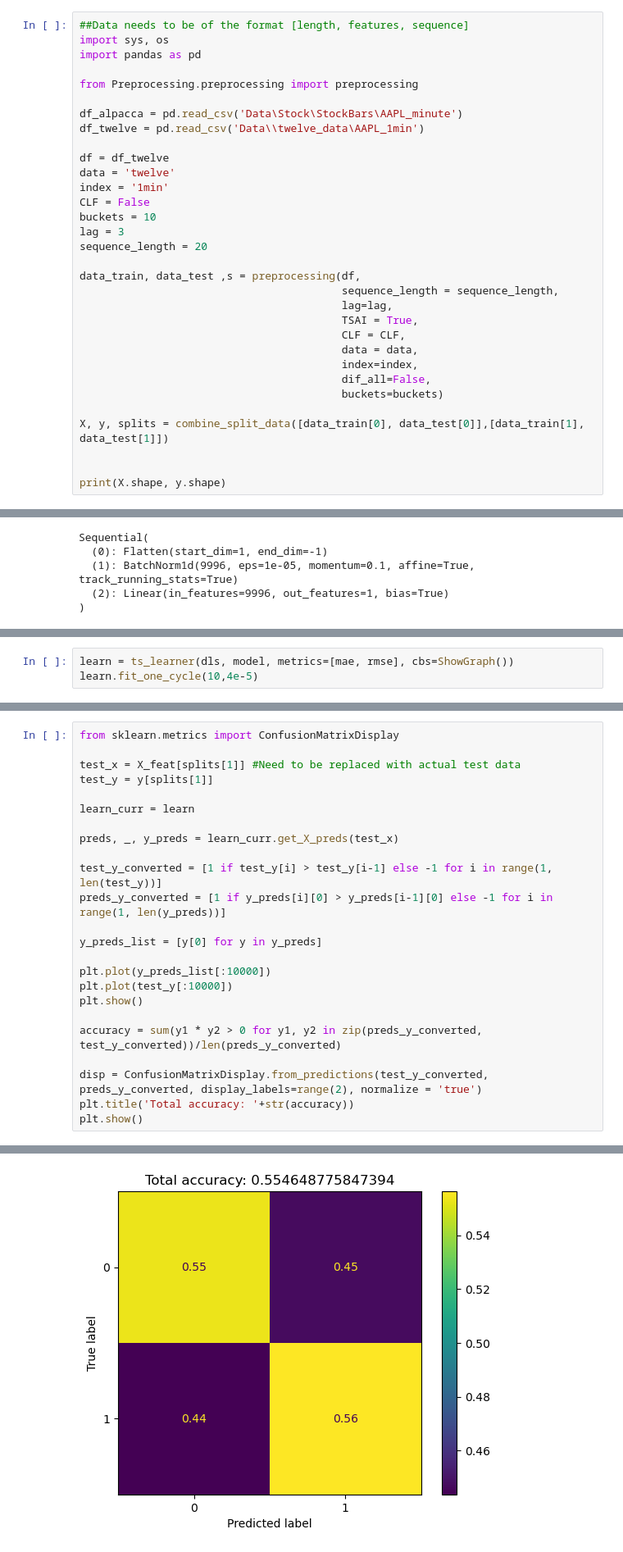
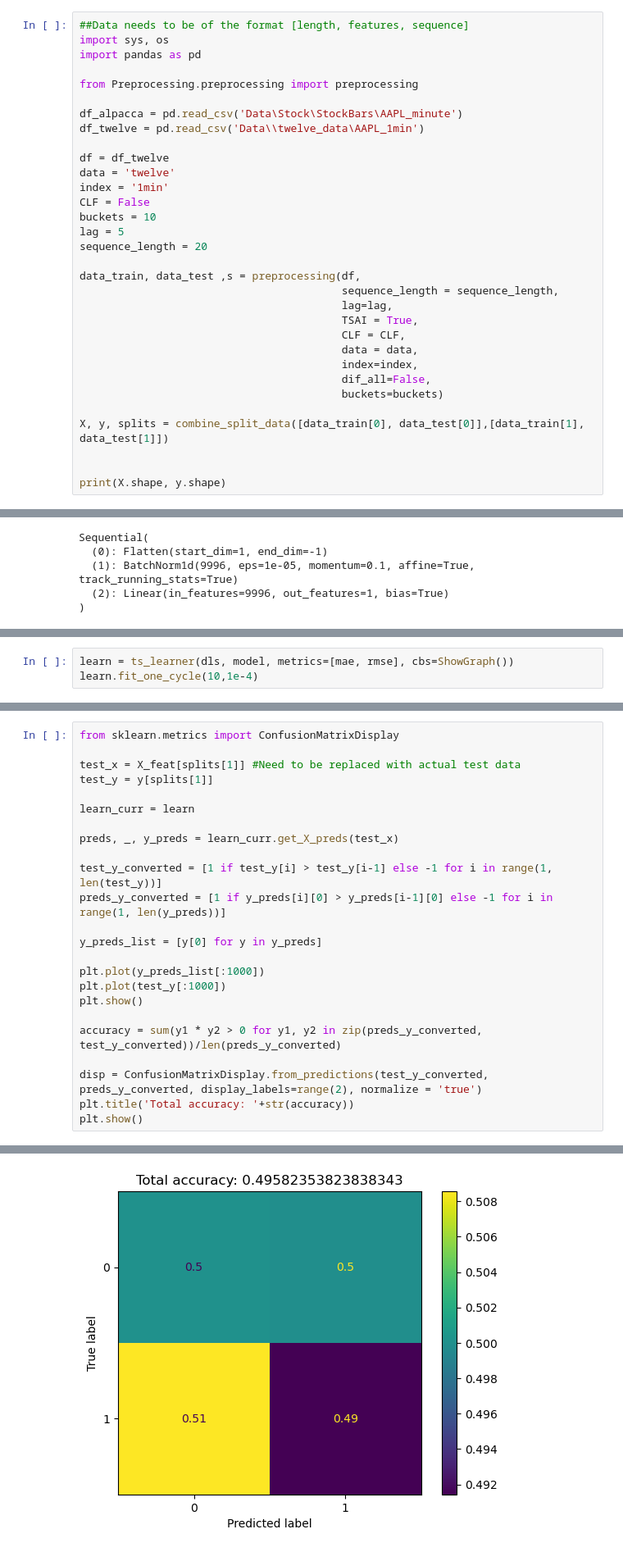
Before and after one commit to lukasmartinsson/Master-Thesis, a Jupyter notebook: Regression.ipynb, the cells around one changed output, grey strips where cells are left out. Shown at 82% size. Drawn from its saved outputs; the diff is of its cells as text.

```diff
--- a/Regression.ipynb
+++ b/Regression.ipynb
@@ -33,7 +33,7 @@ data = 'twelve'
 index = '1min'
 CLF = False
 buckets = 10
-lag = 3
+lag = 5
 sequence_length = 20
 
 data_train, data_test ,s = preprocessing(df,
@@ -239,4 +239,4 @@ SuggestedLRs(valley=7.585775892948732e-05)
 # %%
 learn = ts_learner(dls, model, metrics=[mae, rmse], cbs=ShowGraph())
-learn.fit_one_cycle(10,4e-5)
+learn.fit_one_cycle(10,1e-4)
 # %% [output]
@@ -257,8 +257,8 @@ preds_y_converted = [1 if y_preds[i][0] > y_preds[i-1][0] else -1 for i in range
 
 y_preds_list = [y[0] for y in y_preds]
 
-plt.plot(y_preds_list[:10000])
-plt.plot(test_y[:10000])
+plt.plot(y_preds_list[:1000])
+plt.plot(test_y[:1000])
 plt.show()
 
 accuracy = sum(y1 * y2 > 0 for y1, y2 in zip(preds_y_converted, test_y_converted))/len(preds_y_converted)
@@ -271 +271 @@ plt.show()
-[figure, old version]
+[figure, new version]
```
Also changed, not shown: parts of 15 cells of this notebook, 1 other file.
